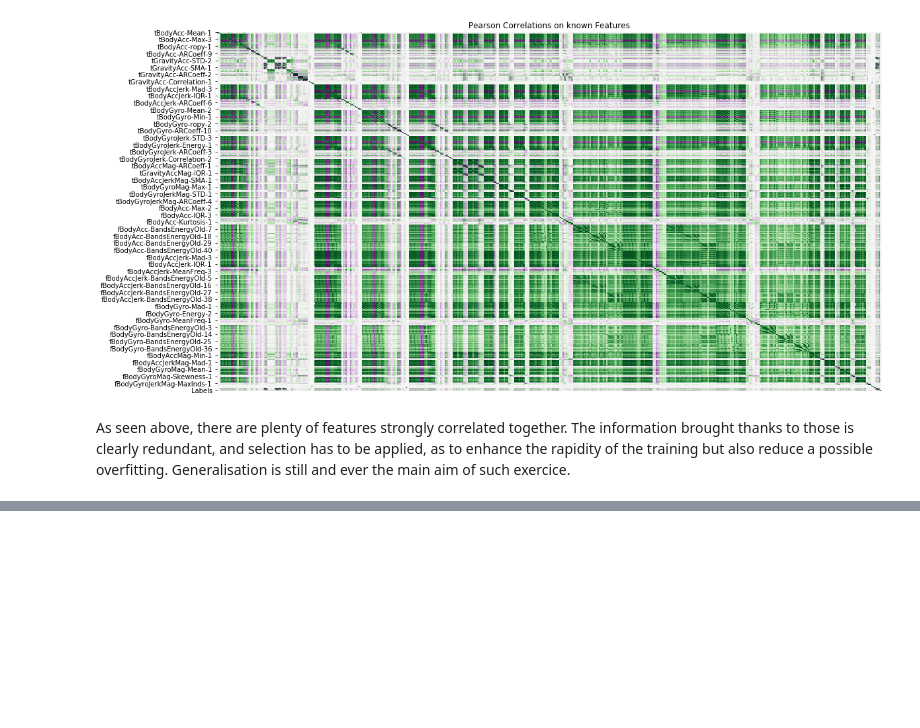
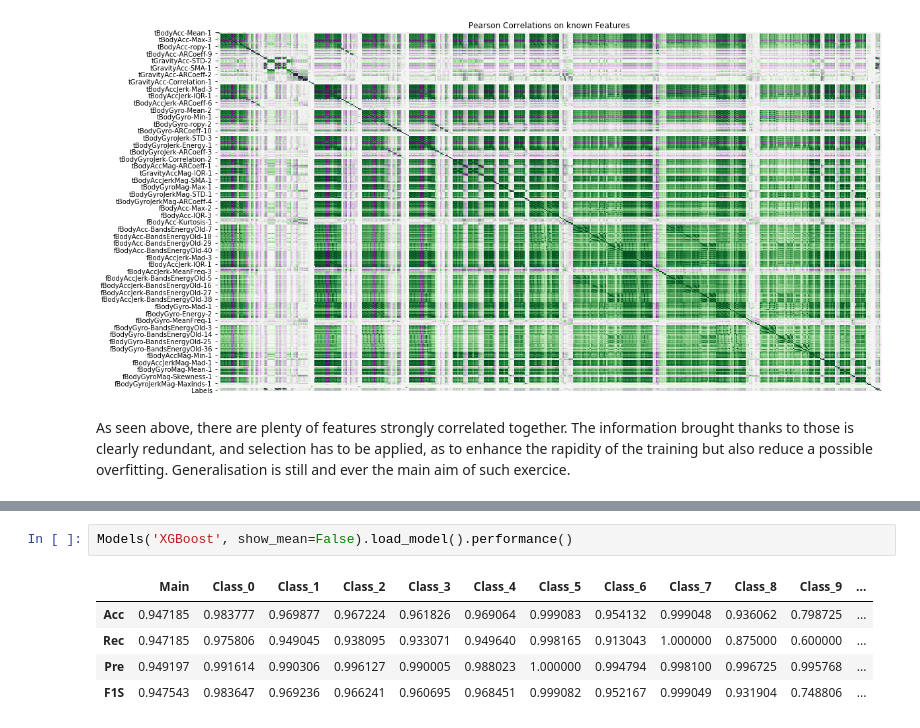
Before and after one commit to Coricos/ActivityRecognition, a Jupyter notebook: notebook.ipynb, the cells around one changed output, grey strips where cells are left out. Cells and saved outputs as stored; diff of their text form; blank space fills up the shorter version.

```diff
--- a/notebook.ipynb
+++ b/notebook.ipynb
@@ -161,0 +123,8 @@ m_4.performance()
+# %%
+Models('XGBoost', show_mean=False).load_model().performance()
+# %% [output]
+|  | Main | Class_0 | Class_1 | Class_2 | Class_3 | Class_4 | Class_5 | Class_6 | Class_7 | Class_8 | Class_9 | ... |
+| Acc | 0.947185 | 0.983777 | 0.969877 | 0.967224 | 0.961826 | 0.969064 | 0.999083 | 0.954132 | 0.999048 | 0.936062 | 0.798725 | ... |
+| Rec | 0.947185 | 0.975806 | 0.949045 | 0.938095 | 0.933071 | 0.949640 | 0.998165 | 0.913043 | 1.000000 | 0.875000 | 0.600000 | ... |
+| Pre | 0.949197 | 0.991614 | 0.990306 | 0.996127 | 0.990005 | 0.988023 | 1.000000 | 0.994794 | 0.998100 | 0.996725 | 0.995768 | ... |
+| F1S | 0.947543 | 0.983647 | 0.969236 | 0.966241 | 0.960695 | 0.968451 | 0.999082 | 0.952167 | 0.999049 | 0.931904 | 0.748806 | ... |
```
Also changed, not shown: parts of 46 cells of this notebook.
